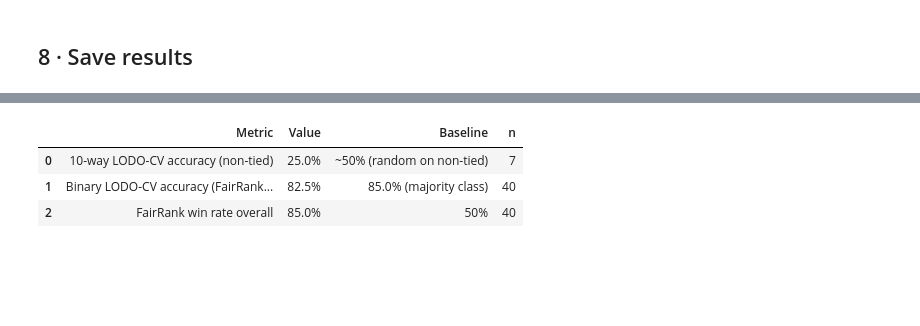
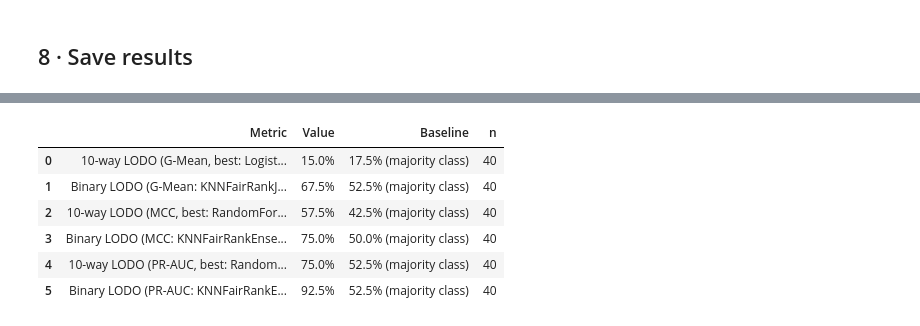
Before and after one commit to zepaulo333/knn_classimbalance, a Jupyter notebook: notebooks/meta_analysis.ipynb, the cells around one changed output, grey strips where cells are left out. Drawn from its saved outputs; the diff is of its cells as text; code cells hidden in the pictures; blank space fills up the shorter version.

Commit message:
Meta learning mais organizado e pronto para ser expandido com novas propostas possiveis

```diff
--- a/notebooks/meta_analysis.ipynb
+++ b/notebooks/meta_analysis.ipynb
@@ -250,7 +259,6 @@ nn_dist_ratio        0.020  0.218
 # %% [markdown]
 ## 4 · Algorithm footprints (all 40 datasets)
 # %%
-_WIN_MARGIN = 0.01
 _ISA_METRICS = [("mcc","MCC"), ("g_mean","G-Mean"), ("pr_auc","PR-AUC")]
 
 ALGOS_META = sorted(agg_all["algorithm"].unique())
@@ -258,7 +266,7 @@ PALETTE_META = {
     "KNNBase":                       "#adb5bd",
     "KNNOptK":                       "#6c757d",
     "KNNWeighted":                   "#fd7e14",
-    "SMOTEKNN":                      "#0dcaf0",
+    "SMOTE+KNN":                     "#0dcaf0",
     "KNNFairRank":                   "#0d6efd",
     "KNNFairRankCV":                 "#6610f2",
     "KNNFairRankJointCV":            "#d63384",
@@ -268,15 +276,11 @@ PALETTE_META = {
     "KNNFairRankTopoJointBootstrap": "#dc3545",
 }
 
-def _margin_winner(pivot, margin=_WIN_MARGIN):
-    best   = pivot.max(axis=1)
-    second = pivot.apply(lambda r: r.nlargest(2).iloc[-1], axis=1)
-    return pivot.idxmax(axis=1).where(best - second > margin, other=pd.NA)
-
+# argmax winner — every dataset gets a colour, no ties
 _win_df = isa_meta[["dataset","PC1","PC2"]].copy()
 for _m, _ in _ISA_METRICS:
     _pivot = agg_all.pivot(index="dataset", columns="algorithm", values=_m)
-    _win_df[f"{_m}_winner"] = _margin_winner(_pivot).reindex(_win_df["dataset"]).values
+    _win_df[f"{_m}_winner"] = _pivot.idxmax(axis=1).reindex(_win_df["dataset"]).values
 
 fig, axes = plt.subplots(1, 3, figsize=(18, 5))
 for ax, (_m, _label) in zip(axes, _ISA_METRICS):
@@ -288,7 +292,7 @@ for ax, (_m, _label) in zip(axes, _ISA_METRICS):
                    s=70, alpha=0.85, edgecolors="white", linewidths=0.4, label=algo, zorder=3)
     ax.set_xlabel(f"PC1 ({_isa_var[0]:.1%})")
     ax.set_ylabel(f"PC2 ({_isa_var[1]:.1%})")
-    ax.set_title(f"Best algorithm — {_label}\n(margin > {_WIN_MARGIN:.0%}, all 40 datasets)")
+    ax.set_title(f"Best algorithm — {_label}\n(argmax, all 40 datasets)")
 
 _foot_algos = [a for a in ALGOS_META if any((_win_df[f"{m}_winner"]==a).any() for m,_ in _ISA_METRICS)]
 _foot_handles = [
@@ -302,6 +306,8 @@ plt.tight_layout()
 plt.savefig("results/figures/meta_isa_footprints.png", bbox_inches="tight")
 plt.show()
 
-n_tied = _win_df["g_mean_winner"].isna().sum()
-print(f"Datasets with no clear G-Mean winner (tied within {_WIN_MARGIN:.0%}): {n_tied}/{len(_win_df)}")
+print("Winner counts per metric (argmax):")
+for _m, _label in _ISA_METRICS:
+    counts = _win_df[f"{_m}_winner"].value_counts()
+    print(f"  {_label}: {dict(counts)}")
 # %% [output]
@@ -500,27 +537,50 @@ Q4 (severe) 10              9       0.9    0.595844     0.982124
 # %%
 os.makedirs("results/tables", exist_ok=True)
 
-# Summary table for the main notebook
-_summary = pd.DataFrame([
-    {"Metric": "10-way LODO-CV accuracy (non-tied)", "Value": f"{_accuracy:.1%}",
-     "Baseline": "~50% (random on non-tied)", "n": len(_non_tied)},
-    {"Metric": "Binary LODO-CV accuracy (FairRank vs KNNOptK)", "Value": f"{_bin_acc:.1%}",
-     "Baseline": f"{_baseline:.1%} (majority class)", "n": len(_bin_df)},
-    {"Metric": "FairRank win rate overall", "Value": f"{_majority:.1%}",
-     "Baseline": "50%", "n": len(_bin_df)},
-])
-_summary.to_csv("results/tables/meta_model_results.csv", index=False)
+_summary_rows = []
 
-# Detailed LODO results
-_lodo_df.to_csv("results/tables/meta_lodo_10way.csv", index=False)
-_bin_df.to_csv("results/tables/meta_lodo_binary.csv", index=False)
-_sq_df.to_csv("results/tables/meta_stress_test.csv", index=False)
+for _metric, _metric_label in METRICS:
+    # 10-way
+    _labels, _base_10, _results_10 = _lodo_10way_all[_metric]
+    _rows_10 = []
+    for name, rows in _results_10.items():
+        df = pd.DataFrame(rows)
+        acc = df["correct"].mean()
+        _rows_10.append({"meta_learner": name, "lodo_acc": acc, "baseline": _base_10,
+                         "vs_baseline": acc - _base_10, "n_datasets": len(df)})
+    _compare_10 = pd.DataFrame(_rows_10).sort_values("lodo_acc", ascending=False)
+    _compare_10.to_csv(f"results/tables/meta_lodo_10way_{_metric}.csv", index=False)
+
+    # binary
+    _a, _b, _maj, _base_bin, _results_bin = _lodo_bin_all[_metric]
+    _rows_bin = []
+    for name, rows in _results_bin.items():
+        df = pd.DataFrame(rows)
+        acc = df["correct"].mean()
+        _rows_bin.append({"meta_learner": name, "lodo_acc": acc, "baseline": _base_bin,
+                          "vs_baseline": acc - _base_bin, "n_datasets": len(df)})
+    _compare_bin = pd.DataFrame(_rows_bin).sort_values("lodo_acc", ascending=False)
+    _compare_bin.to_csv(f"results/tables/meta_lodo_binary_{_metric}.csv", index=False)
+
+    _best_10  = _compare_10.iloc[0]
+    _best_bin = _compare_bin.iloc[0]
+    _summary_rows += [
+        {"Metric": f"10-way LODO ({_metric_label}, best: {_best_10['meta_learner']})",
+         "Value": f"{_best_10['lodo_acc']:.1%}", "Baseline": f"{_base_10:.1%} (majority class)", "n": 40},
+        {"Metric": f"Binary LODO ({_metric_label}: {_a} vs {_b}, best: {_best_bin['meta_learner']})",
+         "Value": f"{_best_bin['lodo_acc']:.1%}", "Baseline": f"{_base_bin:.1%} (majority class)", "n": 40},
+    ]
+
+_imp_df.to_csv("results/tables/meta_feature_importance.csv", index=False)
+pd.DataFrame(_summary_rows).to_csv("results/tables/meta_model_results.csv", index=False)
 
 print("Saved:")
+for _metric, _ in METRICS:
+    print(f"  results/tables/meta_lodo_10way_{_metric}.csv")
+    print(f"  results/tables/meta_lodo_binary_{_metric}.csv")
+print("  results/tables/meta_feature_importance.csv")
 print("  results/tables/meta_model_results.csv")
-print("  results/tables/meta_lodo_10way.csv")
-print("  results/tables/meta_lodo_binary.csv")
-print("  results/tables/meta_stress_test.csv")
-display(_summary)
+print("\n── Summary ──")
+display(pd.DataFrame(_summary_rows))
 # %% [output]
 Saved:
@@ -531,4 +597,7 @@ Saved:
 |  | Metric | Value | Baseline | n |
-| 0 | 10-way LODO-CV accuracy (non-tied) | 25.0% | ~50% (random on non-tied) | 7 |
-| 1 | Binary LODO-CV accuracy (FairRank... | 82.5% | 85.0% (majority class) | 40 |
-| 2 | FairRank win rate overall | 85.0% | 50% | 40 |
+| 0 | 10-way LODO (G-Mean, best: Logist... | 15.0% | 17.5% (majority class) | 40 |
+| 1 | Binary LODO (G-Mean: KNNFairRankJ... | 67.5% | 52.5% (majority class) | 40 |
+| 2 | 10-way LODO (MCC, best: RandomFor... | 57.5% | 42.5% (majority class) | 40 |
+| 3 | Binary LODO (MCC: KNNFairRankEnse... | 75.0% | 50.0% (majority class) | 40 |
+| 4 | 10-way LODO (PR-AUC, best: Random... | 75.0% | 52.5% (majority class) | 40 |
+| 5 | Binary LODO (PR-AUC: KNNFairRankE... | 92.5% | 52.5% (majority class) | 40 |
```
Also changed, not shown: parts of 8 cells of this notebook, 16 other files.
